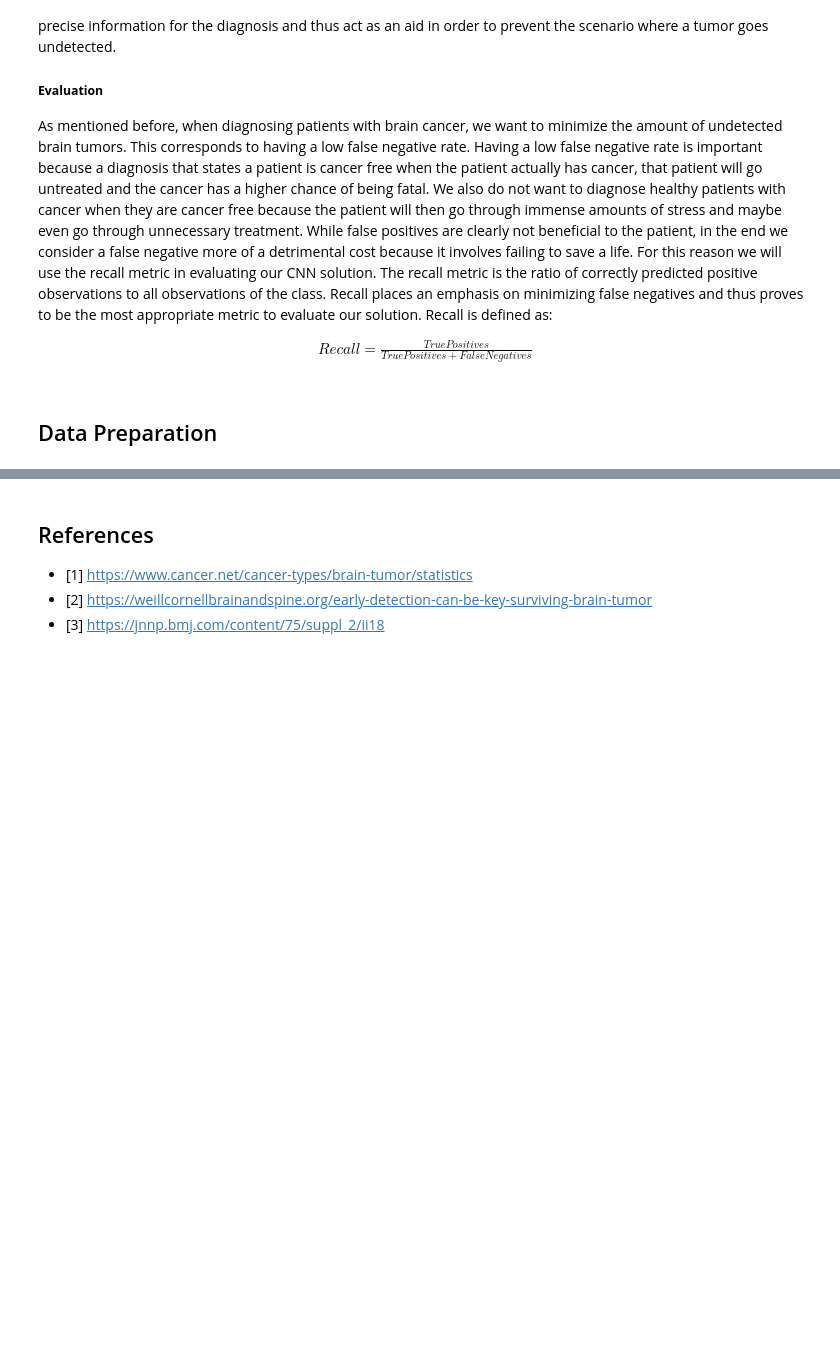
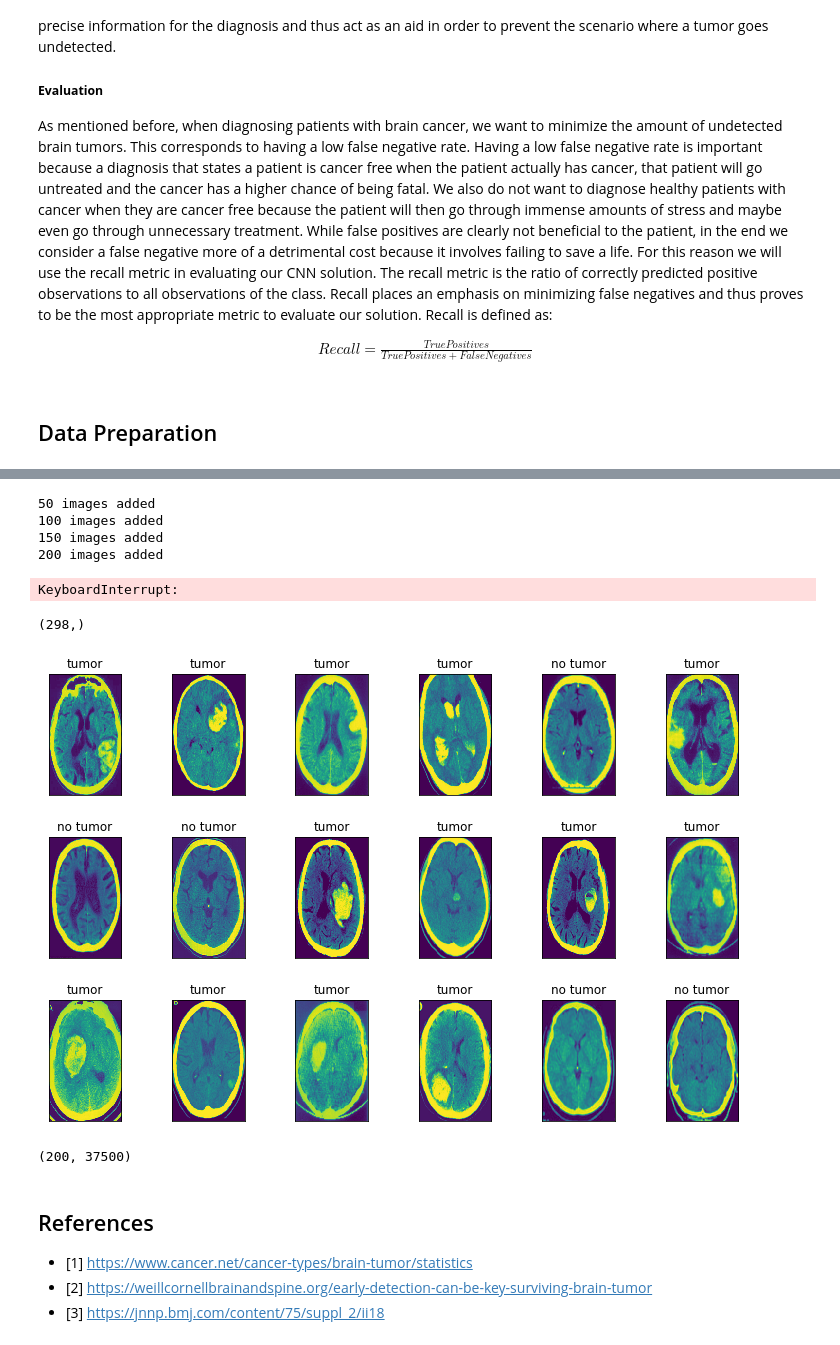
Before and after one commit to elilaird/CS7324-MachineLearning-Labs, a Jupyter notebook: Lab6/Lab6.ipynb, the cells around one changed output, grey strips where cells are left out. Cells and saved outputs as stored; diff of their text form; code cells hidden in the pictures; blank space fills up the shorter version.

Commit message:
Data expansion

```diff
--- a/Lab6/Lab6.ipynb
+++ b/Lab6/Lab6.ipynb
@@ -32,3 +116,50 @@ $$
+# %%
+i = 0
+for tmp in new_hemmorhages:
+    if i == 1000: break
+    i = i+1
+    if i % 50 == 0: print("{} images added".format(i))
+    #plt.imshow(tmp[0][0].squeeze(),cmap='bone')
+    #plt.title(tmp[1][0])
+    data = np.vstack((data,np.expand_dims(tmp[0][0].squeeze().reshape((-1,h,w)), axis=3)))
+    labels = np.append(labels,tmp[1][0])
+# %% [output]
+50 images added
+100 images added
+150 images added
+200 images added
+KeyboardInterrupt:
+# %%
+labels.shape
+# %% [output]
+(298,)
+# %%
+# select random images to visualize
+import random
+random.seed(1)
+
+# function to plot images in grid like fashion
+def plot_gallery(images, title, h, w, n_row=3, n_col=6):
+    plt.figure(figsize=(1.7 * n_col, 2.3 * n_row))
+    plt.subplots_adjust(bottom=0, left=.01, right=.99, top=.90, hspace=.35)
+    rand_sample = random.sample(range(0,images.shape[0]), k=18)
+    for n,i in enumerate(rand_sample):
+        plt.subplot(n_row, n_col, n + 1)
+        plt.imshow(images[i].reshape((h,w)))
+        plt.title(title[i], size=12)
+        plt.xticks(())
+        plt.yticks(())
+# %%
+# plot random images
+plot_gallery(data, labels, h,w)
+# %% [output]
+[figure, added]
+# %%
+from keras.preprocessing.image import ImageDataGenerator
+
+data.shape
+# %% [output]
+(200, 37500)
 # %% [markdown]
 ## References
 
```
Also changed, not shown: parts of 3 cells of this notebook.
